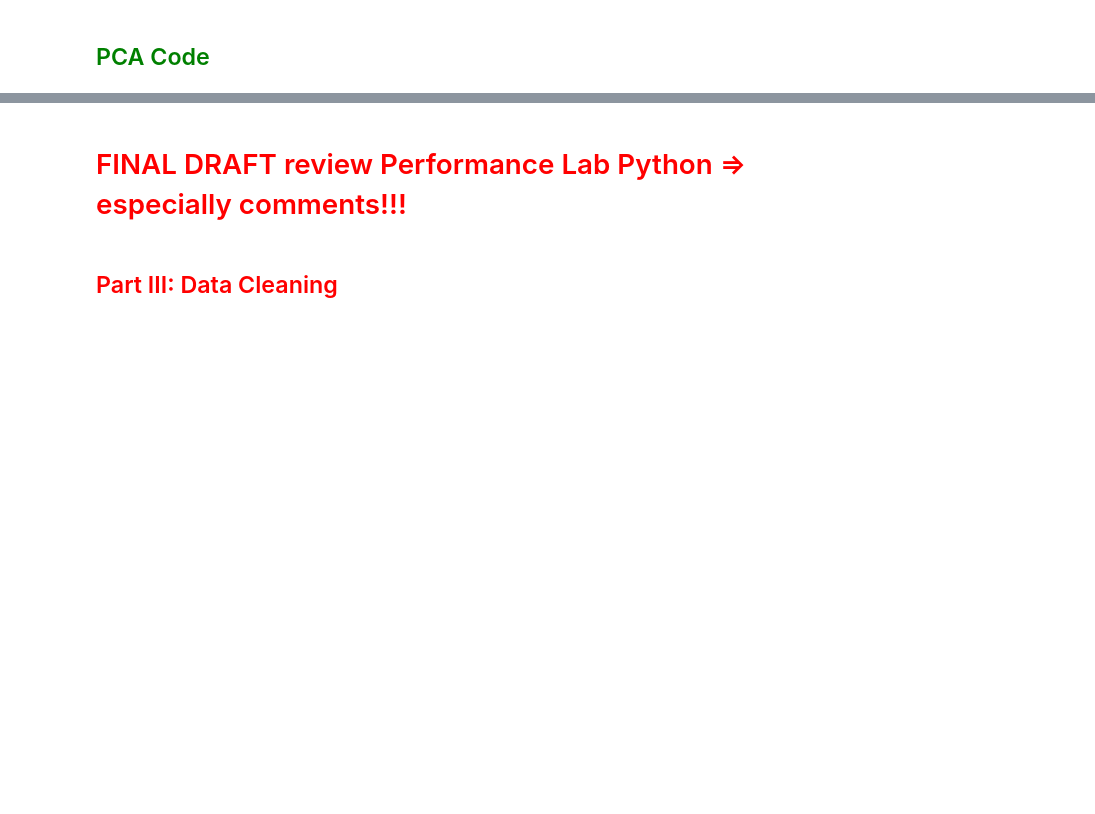
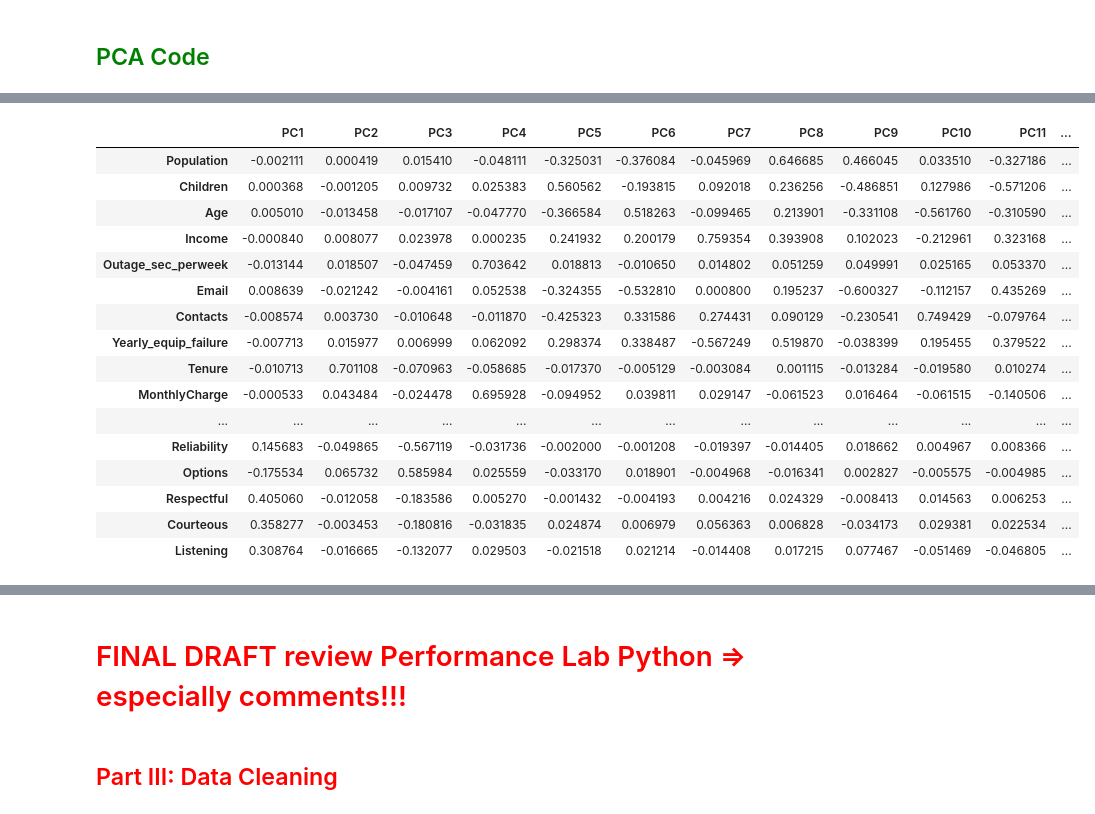
Before and after one commit to RyanLBuchanan/D206_Data_Cleaning, a Jupyter notebook: Performance_Assessment/Churn Data and Dictionary Files/hfy4k43ojf892f0dy7sd/D206_Performance_Assessment.ipynb, the cells around one changed output, grey strips where cells are left out. Drawn from its saved outputs; the diff is of its cells as text; code cells hidden in the pictures; blank space fills up the shorter version.

```diff
--- a/Performance_Assessment/Churn Data and Dictionary Files/hfy4k43ojf892f0dy7sd/D206_Performance_Assessment.ipynb
+++ b/Performance_Assessment/Churn Data and Dictionary Files/hfy4k43ojf892f0dy7sd/D206_Performance_Assessment.ipynb
@@ -551,0 +663,24 @@ churn_pca_normalized=(churn_pca - churn_pca.mean()) / churn_pca.std()
+# %%
+# Output loadings for components
+loadings = pd.DataFrame(pca.components_.T,
+                       columns = pcs_names,
+                       index = churn.columns)
+loadings
+# %% [output]
+|  | PC1 | PC2 | PC3 | PC4 | PC5 | PC6 | PC7 | PC8 | PC9 | PC10 | PC11 | ... |
+| Population | -0.002111 | 0.000419 | 0.015410 | -0.048111 | -0.325031 | -0.376084 | -0.045969 | 0.646685 | 0.466045 | 0.033510 | -0.327186 | ... |
+| Children | 0.000368 | -0.001205 | 0.009732 | 0.025383 | 0.560562 | -0.193815 | 0.092018 | 0.236256 | -0.486851 | 0.127986 | -0.571206 | ... |
+| Age | 0.005010 | -0.013458 | -0.017107 | -0.047770 | -0.366584 | 0.518263 | -0.099465 | 0.213901 | -0.331108 | -0.561760 | -0.310590 | ... |
+| Income | -0.000840 | 0.008077 | 0.023978 | 0.000235 | 0.241932 | 0.200179 | 0.759354 | 0.393908 | 0.102023 | -0.212961 | 0.323168 | ... |
+| Outage_sec_perweek | -0.013144 | 0.018507 | -0.047459 | 0.703642 | 0.018813 | -0.010650 | 0.014802 | 0.051259 | 0.049991 | 0.025165 | 0.053370 | ... |
+| Email | 0.008639 | -0.021242 | -0.004161 | 0.052538 | -0.324355 | -0.532810 | 0.000800 | 0.195237 | -0.600327 | -0.112157 | 0.435269 | ... |
+| Contacts | -0.008574 | 0.003730 | -0.010648 | -0.011870 | -0.425323 | 0.331586 | 0.274431 | 0.090129 | -0.230541 | 0.749429 | -0.079764 | ... |
+| Yearly_equip_failure | -0.007713 | 0.015977 | 0.006999 | 0.062092 | 0.298374 | 0.338487 | -0.567249 | 0.519870 | -0.038399 | 0.195455 | 0.379522 | ... |
+| Tenure | -0.010713 | 0.701108 | -0.070963 | -0.058685 | -0.017370 | -0.005129 | -0.003084 | 0.001115 | -0.013284 | -0.019580 | 0.010274 | ... |
+| MonthlyCharge | -0.000533 | 0.043484 | -0.024478 | 0.695928 | -0.094952 | 0.039811 | 0.029147 | -0.061523 | 0.016464 | -0.061515 | -0.140506 | ... |
+| ... | ... | ... | ... | ... | ... | ... | ... | ... | ... | ... | ... | ... |
+| Reliability | 0.145683 | -0.049865 | -0.567119 | -0.031736 | -0.002000 | -0.001208 | -0.019397 | -0.014405 | 0.018662 | 0.004967 | 0.008366 | ... |
+| Options | -0.175534 | 0.065732 | 0.585984 | 0.025559 | -0.033170 | 0.018901 | -0.004968 | -0.016341 | 0.002827 | -0.005575 | -0.004985 | ... |
+| Respectful | 0.405060 | -0.012058 | -0.183586 | 0.005270 | -0.001432 | -0.004193 | 0.004216 | 0.024329 | -0.008413 | 0.014563 | 0.006253 | ... |
+| Courteous | 0.358277 | -0.003453 | -0.180816 | -0.031835 | 0.024874 | 0.006979 | 0.056363 | 0.006828 | -0.034173 | 0.029381 | 0.022534 | ... |
+| Listening | 0.308764 | -0.016665 | -0.132077 | 0.029503 | -0.021518 | 0.021214 | -0.014408 | 0.017215 | 0.077467 | -0.051469 | -0.046805 | ... |
```
Also changed, not shown: parts of 21 cells of this notebook, 2 other files.
